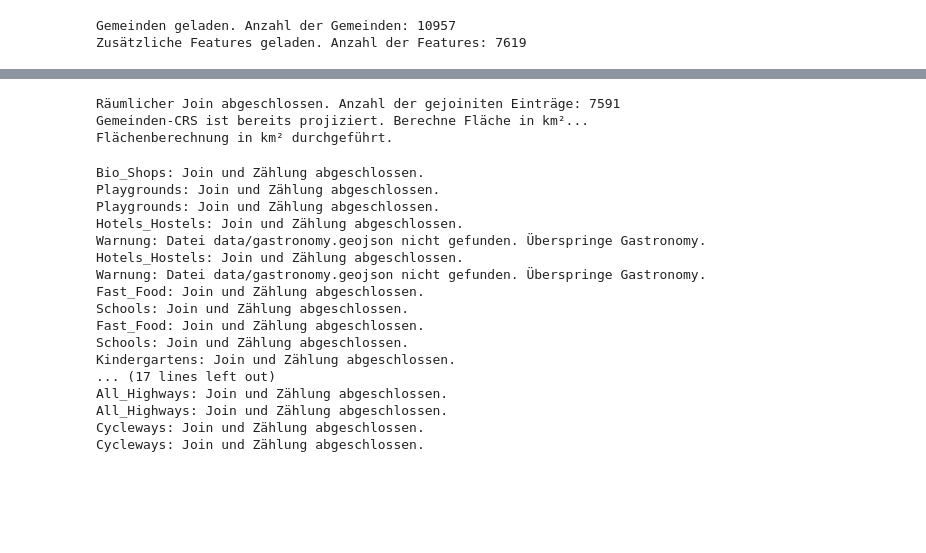
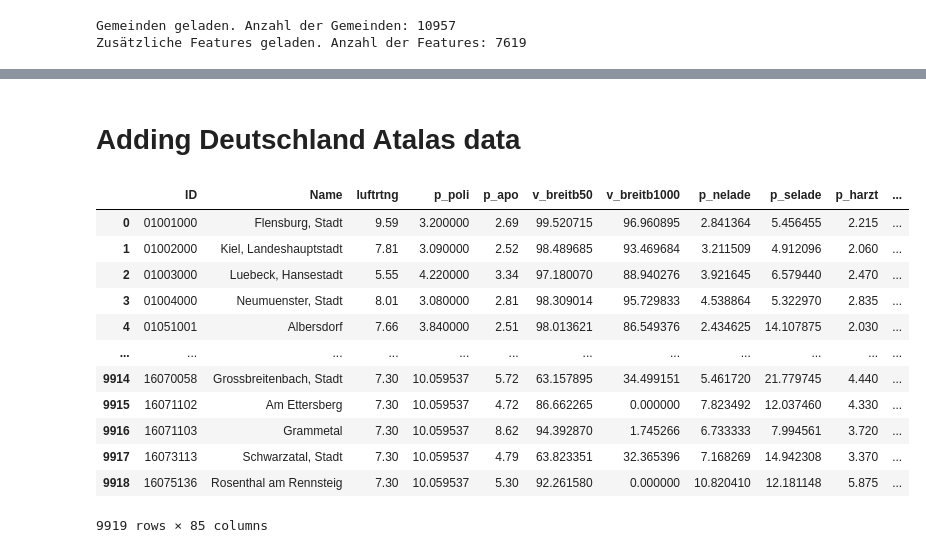
Before and after one commit to LeoS3000/VIZ-XAI-OpenDataGermany, a Jupyter notebook: geodataframe.ipynb, the cells around one changed output, grey strips where cells are left out. Saved outputs shown, nothing was run; the diff lists cells and outputs as text; code cells hidden in the pictures; blank space fills up the shorter version.

```diff
--- a/geodataframe.ipynb
+++ b/geodataframe.ipynb
@@ -142,3 +133,25 @@ Zusätzliche Features geladen. Anzahl der Features: 7619
+# %% [markdown]
+# Adding Deutschland Atalas data
+# %%
+da_df = pd.read_csv(DEUTSCHLAND_ATALAS, sep=';', decimal=',', converters={'ID': str})
+gemeinden_gdf["Gemeindeschlüssel_AGS"] = gemeinden_gdf["Gemeindeschlüssel_AGS"].astype(str)
+gemeinden_gdf = gemeinden_gdf.merge(da_df, left_on=GEMEINDE_ID_COLUMN, right_on="ID", how="left")
+gemeinden_gdf
+da_df
+# %% [output]
+|  | ID | Name | luftrtng | p_poli | p_apo | v_breitb50 | v_breitb1000 | p_nelade | p_selade | p_harzt | ... |
+| 0 | 01001000 | Flensburg, Stadt | 9.59 | 3.200000 | 2.69 | 99.520715 | 96.960895 | 2.841364 | 5.456455 | 2.215 | ... |
+| 1 | 01002000 | Kiel, Landeshauptstadt | 7.81 | 3.090000 | 2.52 | 98.489685 | 93.469684 | 3.211509 | 4.912096 | 2.060 | ... |
+| 2 | 01003000 | Luebeck, Hansestadt | 5.55 | 4.220000 | 3.34 | 97.180070 | 88.940276 | 3.921645 | 6.579440 | 2.470 | ... |
+| 3 | 01004000 | Neumuenster, Stadt | 8.01 | 3.080000 | 2.81 | 98.309014 | 95.729833 | 4.538864 | 5.322970 | 2.835 | ... |
+| 4 | 01051001 | Albersdorf | 7.66 | 3.840000 | 2.51 | 98.013621 | 86.549376 | 2.434625 | 14.107875 | 2.030 | ... |
+| ... | ... | ... | ... | ... | ... | ... | ... | ... | ... | ... | ... |
+| 9914 | 16070058 | Grossbreitenbach, Stadt | 7.30 | 10.059537 | 5.72 | 63.157895 | 34.499151 | 5.461720 | 21.779745 | 4.440 | ... |
+| 9915 | 16071102 | Am Ettersberg | 7.30 | 10.059537 | 4.72 | 86.662265 | 0.000000 | 7.823492 | 12.037460 | 4.330 | ... |
+| 9916 | 16071103 | Grammetal | 7.30 | 10.059537 | 8.62 | 94.392870 | 1.745266 | 6.733333 | 7.994561 | 3.720 | ... |
+| 9917 | 16073113 | Schwarzatal, Stadt | 7.30 | 10.059537 | 4.79 | 63.823351 | 32.365396 | 7.168269 | 14.942308 | 3.370 | ... |
+| 9918 | 16075136 | Rosenthal am Rennsteig | 7.30 | 10.059537 | 5.30 | 92.261580 | 0.000000 | 10.820410 | 12.181148 | 5.875 | ... |
+9919 rows × 85 columns
 # %%
 joined_data = gpd.sjoin(extras_gdf, gemeinden_gdf, how="inner", predicate="within")
 
@@ -160,10 +173,6 @@ else:
     print("Gemeinden-CRS ist bereits projiziert. Berechne Fläche in km²...")
     gemeinden_gdf['Flaeche_km2'] = gemeinden_gdf.geometry.area / 1_000_000 # Annahme: CRS-Einheit ist Meter
     print("Flächenberechnung in km² durchgeführt.")
-# %% [output]
-Räumlicher Join abgeschlossen. Anzahl der gejoiniten Einträge: 7591
-Gemeinden-CRS ist bereits projiziert. Berechne Fläche in km²...
-Flächenberechnung in km² durchgeführt.
 # %%
 # Liste der zu joinenden GeoJSON-Dateien und deren Spaltennamen
 def get_feature_files():
@@ -191,24 +200,6 @@ for file_path, feature_name in feature_files:
     except Exception as e:
         print(f"Fehler beim Join für {feature_name}: {e}")
         gemeinden_gdf[feature_name] = 0
-# %% [output]
-Bio_Shops: Join und Zählung abgeschlossen.
-Playgrounds: Join und Zählung abgeschlossen.
-Playgrounds: Join und Zählung abgeschlossen.
-Hotels_Hostels: Join und Zählung abgeschlossen.
-Warnung: Datei data/gastronomy.geojson nicht gefunden. Überspringe Gastronomy.
-Hotels_Hostels: Join und Zählung abgeschlossen.
-Warnung: Datei data/gastronomy.geojson nicht gefunden. Überspringe Gastronomy.
-Fast_Food: Join und Zählung abgeschlossen.
-Schools: Join und Zählung abgeschlossen.
-Fast_Food: Join und Zählung abgeschlossen.
-Schools: Join und Zählung abgeschlossen.
-Kindergartens: Join und Zählung abgeschlossen.
-... (17 lines left out)
-All_Highways: Join und Zählung abgeschlossen.
-All_Highways: Join und Zählung abgeschlossen.
-Cycleways: Join und Zählung abgeschlossen.
-Cycleways: Join und Zählung abgeschlossen.
 # %%
 # Dichte pro km² hinzufügen, wenn gewünscht
 if ADD_KM2_DENSITY_COLUMN:
```
Also changed, not shown: parts of 4 cells of this notebook, 3 other files.
